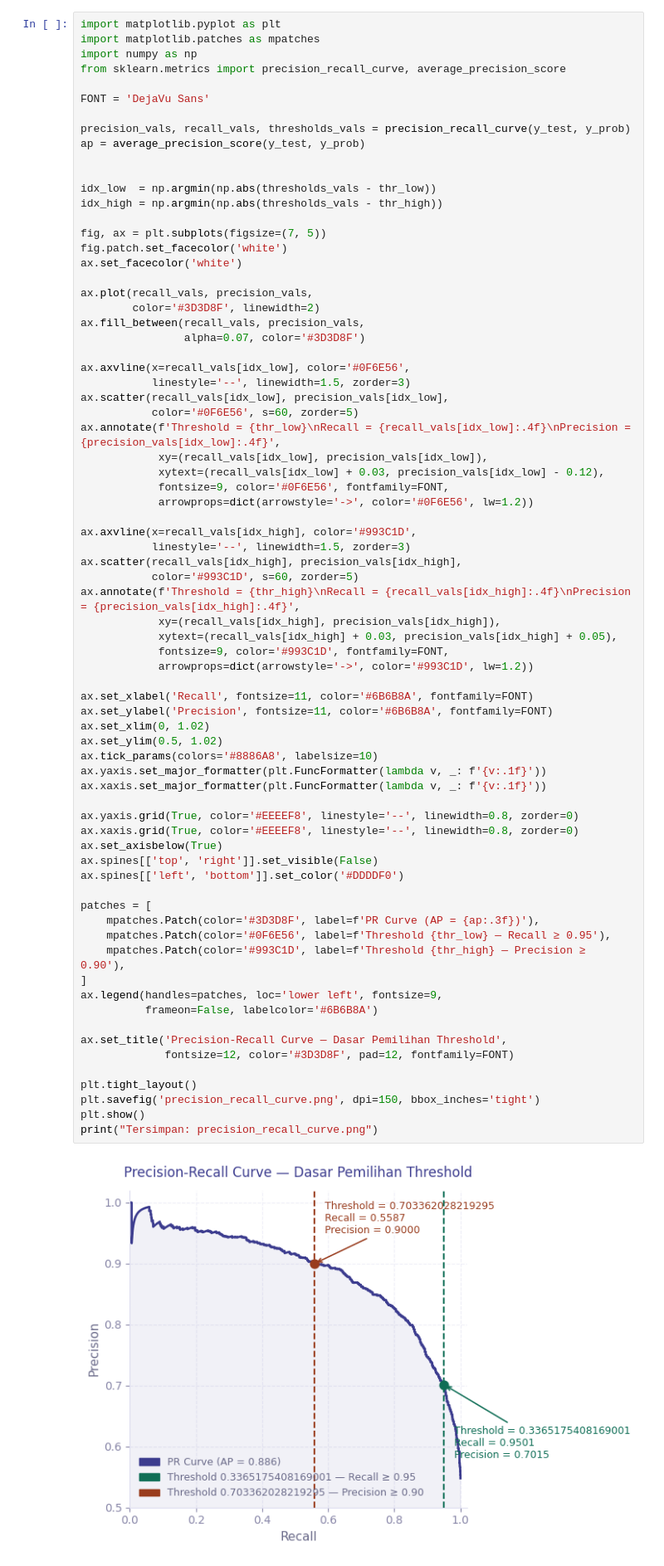
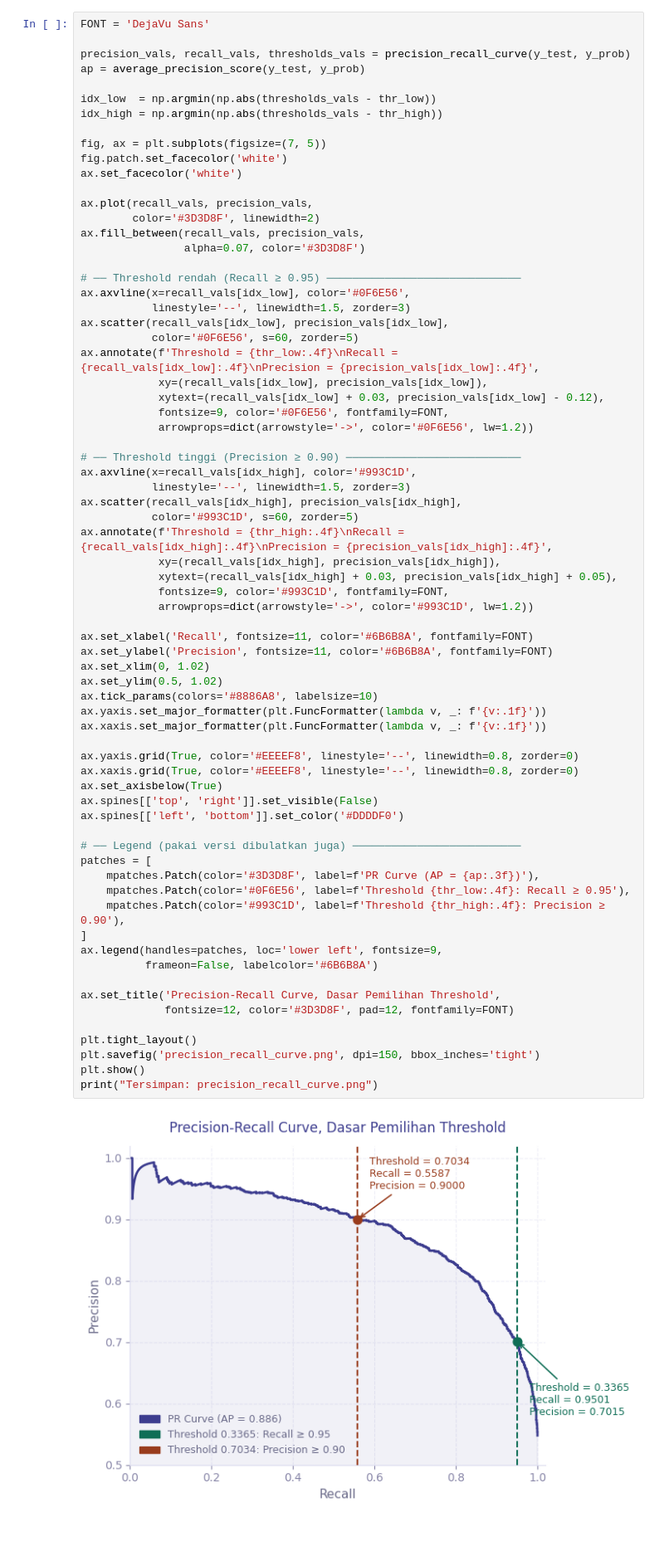
Before and after one commit to Kingarthuria/Project_Student_Depression, a Jupyter notebook: Program/final_model.ipynb, the cells around one changed output. Shown at 83% size. Drawn from its saved outputs; the diff is of its cells as text; blank space fills up the shorter version.

```diff
--- a/Program/final_model.ipynb
+++ b/Program/final_model.ipynb
@@ -826,16 +1041,10 @@ Distribusi Kelas Risiko:
   Sedang  : 1749 sampel (40.2%)
   Tinggi  : 1479 sampel (34.0%)
 # %%
-import matplotlib.pyplot as plt
-import matplotlib.patches as mpatches
-import numpy as np
-from sklearn.metrics import precision_recall_curve, average_precision_score
-
 FONT = 'DejaVu Sans'
 
 precision_vals, recall_vals, thresholds_vals = precision_recall_curve(y_test, y_prob)
 ap = average_precision_score(y_test, y_prob)
-
 
 idx_low  = np.argmin(np.abs(thresholds_vals - thr_low))
 idx_high = np.argmin(np.abs(thresholds_vals - thr_high))
@@ -849,57 +1058,60 @@ ax.plot(recall_vals, precision_vals,
 ax.fill_between(recall_vals, precision_vals,
                 alpha=0.07, color='#3D3D8F')
 
+# ── Threshold rendah (Recall ≥ 0.95) ──────────────────────────────
 ax.axvline(x=recall_vals[idx_low], color='#0F6E56',
            linestyle='--', linewidth=1.5, zorder=3)
 ax.scatter(recall_vals[idx_low], precision_vals[idx_low],
            color='#0F6E56', s=60, zorder=5)
-ax.annotate(f'Threshold = {thr_low}\nRecall = {recall_vals[idx_low]:.4f}\nPrecision = {precision_vals[idx_low]:.4f}',
+ax.annotate(f'Threshold = {thr_low:.4f}\nRecall = {recall_vals[idx_low]:.4f}\nPrecision = {precision_vals[idx_low]:.4f}',
             xy=(recall_vals[idx_low], precision_vals[idx_low]),
             xytext=(recall_vals[idx_low] + 0.03, precision_vals[idx_low] - 0.12),
             fontsize=9, color='#0F6E56', fontfamily=FONT,
             arrowprops=dict(arrowstyle='->', color='#0F6E56', lw=1.2))
 
+# ── Threshold tinggi (Precision ≥ 0.90) ───────────────────────────
 ax.axvline(x=recall_vals[idx_high], color='#993C1D',
            linestyle='--', linewidth=1.5, zorder=3)
 ax.scatter(recall_vals[idx_high], precision_vals[idx_high],
            color='#993C1D', s=60, zorder=5)
-ax.annotate(f'Threshold = {thr_high}\nRecall = {recall_vals[idx_high]:.4f}\nPrecision = {precision_vals[idx_high]:.4f}',
+ax.annotate(f'Threshold = {thr_high:.4f}\nRecall = {recall_vals[idx_high]:.4f}\nPrecision = {precision_vals[idx_high]:.4f}',
             xy=(recall_vals[idx_high], precision_vals[idx_high]),
             xytext=(recall_vals[idx_high] + 0.03, precision_vals[idx_high] + 0.05),
             fontsize=9, color='#993C1D', fontfamily=FONT,
             arrowprops=dict(arrowstyle='->', color='#993C1D', lw=1.2))
 
 ax.set_xlabel('Recall', fontsize=11, color='#6B6B8A', fontfamily=FONT)
 ax.set_ylabel('Precision', fontsize=11, color='#6B6B8A', fontfamily=FONT)
 ax.set_xlim(0, 1.02)
 ax.set_ylim(0.5, 1.02)
 ax.tick_params(colors='#8886A8', labelsize=10)
 ax.yaxis.set_major_formatter(plt.FuncFormatter(lambda v, _: f'{v:.1f}'))
 ax.xaxis.set_major_formatter(plt.FuncFormatter(lambda v, _: f'{v:.1f}'))
 
 ax.yaxis.grid(True, color='#EEEEF8', linestyle='--', linewidth=0.8, zorder=0)
 ax.xaxis.grid(True, color='#EEEEF8', linestyle='--', linewidth=0.8, zorder=0)
 ax.set_axisbelow(True)
 ax.spines[['top', 'right']].set_visible(False)
 ax.spines[['left', 'bottom']].set_color('#DDDDF0')
 
+# ── Legend (pakai versi dibulatkan juga) ──────────────────────────
 patches = [
     mpatches.Patch(color='#3D3D8F', label=f'PR Curve (AP = {ap:.3f})'),
-    mpatches.Patch(color='#0F6E56', label=f'Threshold {thr_low} — Recall ≥ 0.95'),
-    mpatches.Patch(color='#993C1D', label=f'Threshold {thr_high} — Precision ≥ 0.90'),
+    mpatches.Patch(color='#0F6E56', label=f'Threshold {thr_low:.4f}: Recall ≥ 0.95'),
+    mpatches.Patch(color='#993C1D', label=f'Threshold {thr_high:.4f}: Precision ≥ 0.90'),
 ]
 ax.legend(handles=patches, loc='lower left', fontsize=9,
           frameon=False, labelcolor='#6B6B8A')
 
-ax.set_title('Precision-Recall Curve — Dasar Pemilihan Threshold',
+ax.set_title('Precision-Recall Curve, Dasar Pemilihan Threshold',
              fontsize=12, color='#3D3D8F', pad=12, fontfamily=FONT)
 
 plt.tight_layout()
 plt.savefig('precision_recall_curve.png', dpi=150, bbox_inches='tight')
 plt.show()
 print("Tersimpan: precision_recall_curve.png")
 # %% [output]
-[figure, old version]
+[figure, new version]
 Tersimpan: precision_recall_curve.png
 # %%
 FONT = 'DejaVu Sans'
```
Also changed, not shown: parts of 14 cells of this notebook, 1 other file.
